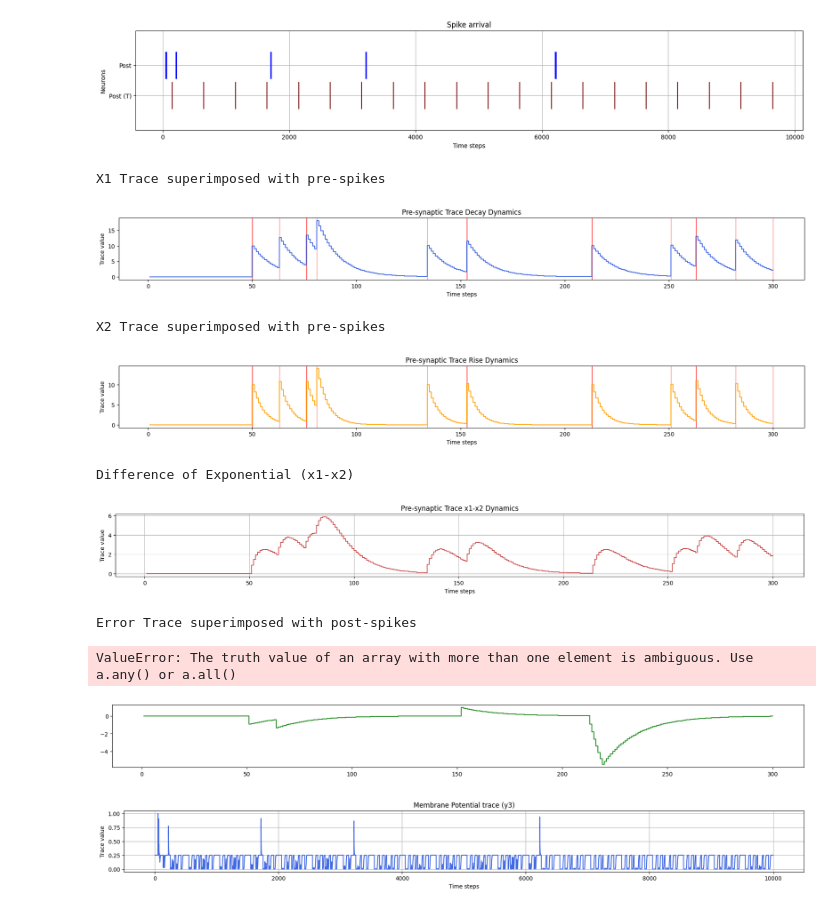
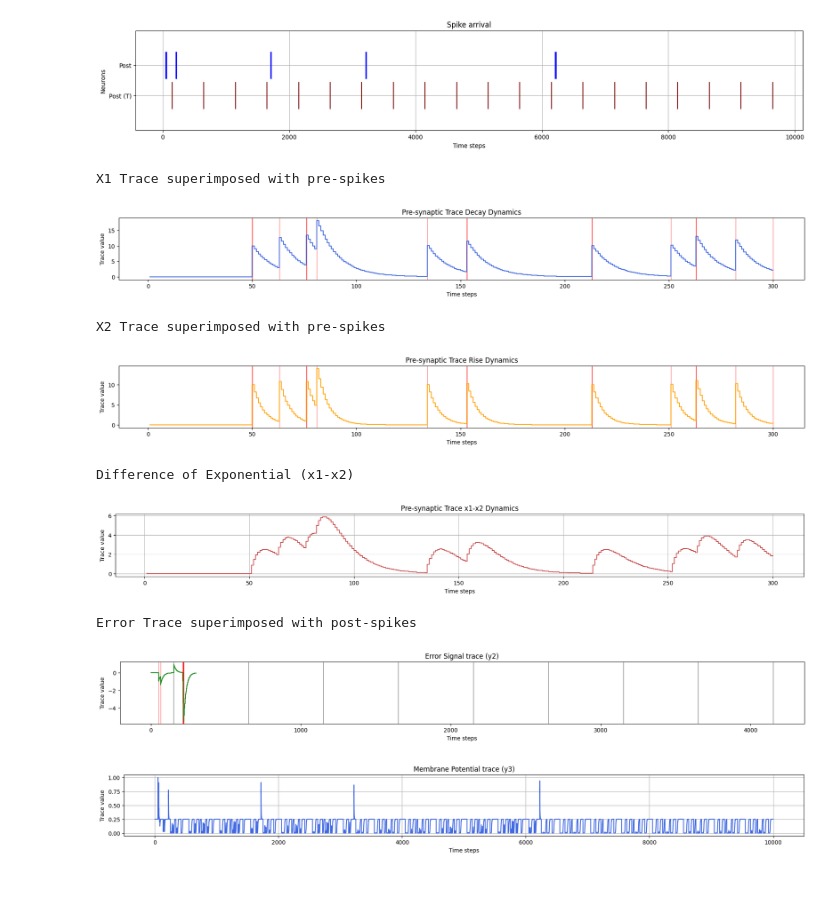
Before and after one commit to lava-nc/lava, a Jupyter notebook: tutorials/in_depth/tutorial11_SuperSpike_DoubleExponential.ipynb, the cells around one changed output. Saved outputs shown, nothing was run; the diff lists cells and outputs as text; code cells hidden in the pictures.

Commit message:
modifying plots

```diff
--- a/tutorials/in_depth/tutorial11_SuperSpike_DoubleExponential.ipynb
+++ b/tutorials/in_depth/tutorial11_SuperSpike_DoubleExponential.ipynb
@@ -372,7 +372,7 @@ plot_spikes(spikes=[np.where(np.tile(spikes_raster_post_target[0], num_rounds))[
 [figure]
 [figure]
 # %%
-def plot_time_series_combo(time, time_series, ylabel, title, figsize, colors, spikes, spikes_target=None):
+def plot_time_series_combo(time, time_series, ylabel, title, figsize, colors, spikes, spikes_target=None, target=False):
     plt.figure(figsize=figsize)
 
     ax1=plt.subplot(1,1,1)
@@ -380,11 +380,11 @@ def plot_time_series_combo(time, time_series, ylabel, title, figsize, colors, sp
 
     offsets = list(range(1, len(spikes) + 1))
     ax2=plt.subplot(111)
-    if spikes_target:
+    if target:
         ax3=plt.subplot(111)
     for s in range(len(spikes)):
         ax2.axvspan(xmin=spikes[s], xmax=spikes[s]+0.1, color=colors[1], alpha=0.5)
-        if spikes_target:
+        if target:
             ax3.axvspan(xmin=spikes_target[s], xmax=spikes_target[s]+0.1, color=colors[2], alpha=0.5)
 
 
@@ -416,35 +416,34 @@ plot_time_series_combo(time=time[0:300],
                        )
 
 print("Difference of Exponential (x1-x2)")
 x1_minus_x2 = pre_trace_decay - pre_trace_rise
 plot_time_series(time=time[0:300],
                  time_series=x1_minus_x2[0:300],
                  ylabel="Trace value",
                  title="Pre-synaptic Trace x1-x2 Dynamics",
                  figsize=(22, 2),
                  color='indianred')
 
 print("Error Trace superimposed with post-spikes")
 plot_time_series_combo(time=time[0:300],
                        time_series=y2_[0:300],
                        ylabel="Trace value",
                        title="Error Signal trace (y2)",
                        figsize=(22, 2),
                        colors=['forestgreen','red', 'black'],
                        spikes=np.where(post_spikes[0:300, 0])[0],
                        spikes_target=np.where(np.tile(spikes_raster_post_target[0], num_rounds))[0],
                        target=True
                        )
 # %% [output]
 X1 Trace superimposed with pre-spikes
 [figure]
 X2 Trace superimposed with pre-spikes
 [figure]
 Difference of Exponential (x1-x2)
 [figure]
 Error Trace superimposed with post-spikes
-ValueError: The truth value of an array with more than one element is ambiguous. Use a.any() or a.all()
-[figure, old version]
+[figure, new version]
 # %%
 plot_time_series(time=time,
                  time_series=pre_trace_decay,
```
Also changed, not shown: 1 other file.
